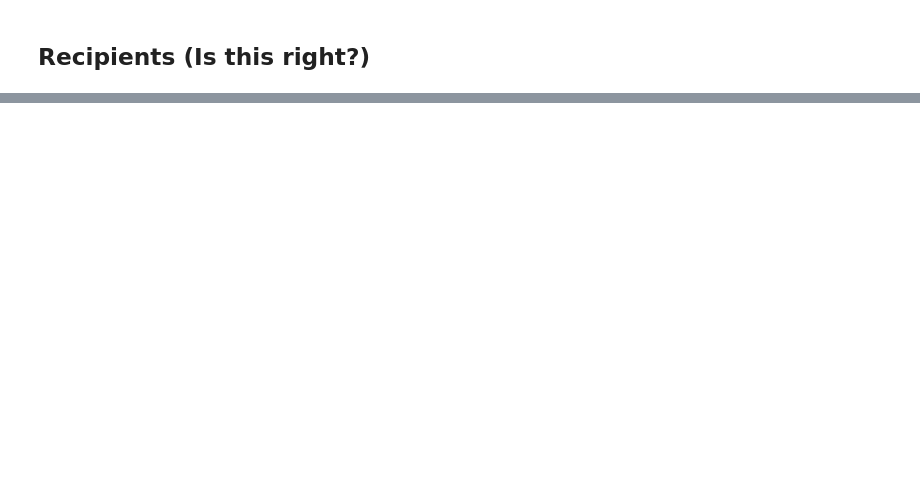
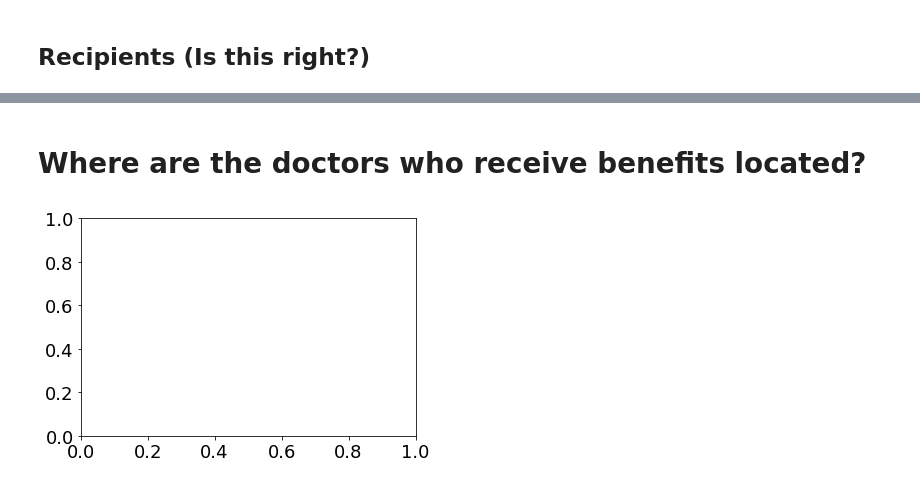
Before and after one commit to terryghanty/cs320-final, a Jupyter notebook: Final Project - Cale, James, Terry.ipynb, the cells around one changed output, grey strips where cells are left out. Cells and saved outputs as stored; diff of their text form; code cells hidden in the pictures; blank space fills up the shorter version.

```diff
--- a/Final Project - Cale, James, Terry.ipynb
+++ b/Final Project - Cale, James, Terry.ipynb
@@ -15,0 +29,4 @@ matplotlib.rcParams["font.size"]=18
+# %%
+matplotlib.rcParams["font.size"]=18
+pd.set_option("display.max_columns", None)
+plt.rcParams['animation.ffmpeg_path'] = '/usr/local/bin/ffmpeg'
@@ -351,0 +301,2 @@ Text(0, 0.5, '')
+# %% [markdown]
+<h1> Where are the doctors who receive benefits located?</h1>
@@ -351,0 +313,4 @@ Text(0, 0.5, '')
+# %%
+fig, ax = plt.subplots()
+# %% [output]
+[figure, added]
```
Also changed, not shown: parts of 30 cells of this notebook.
